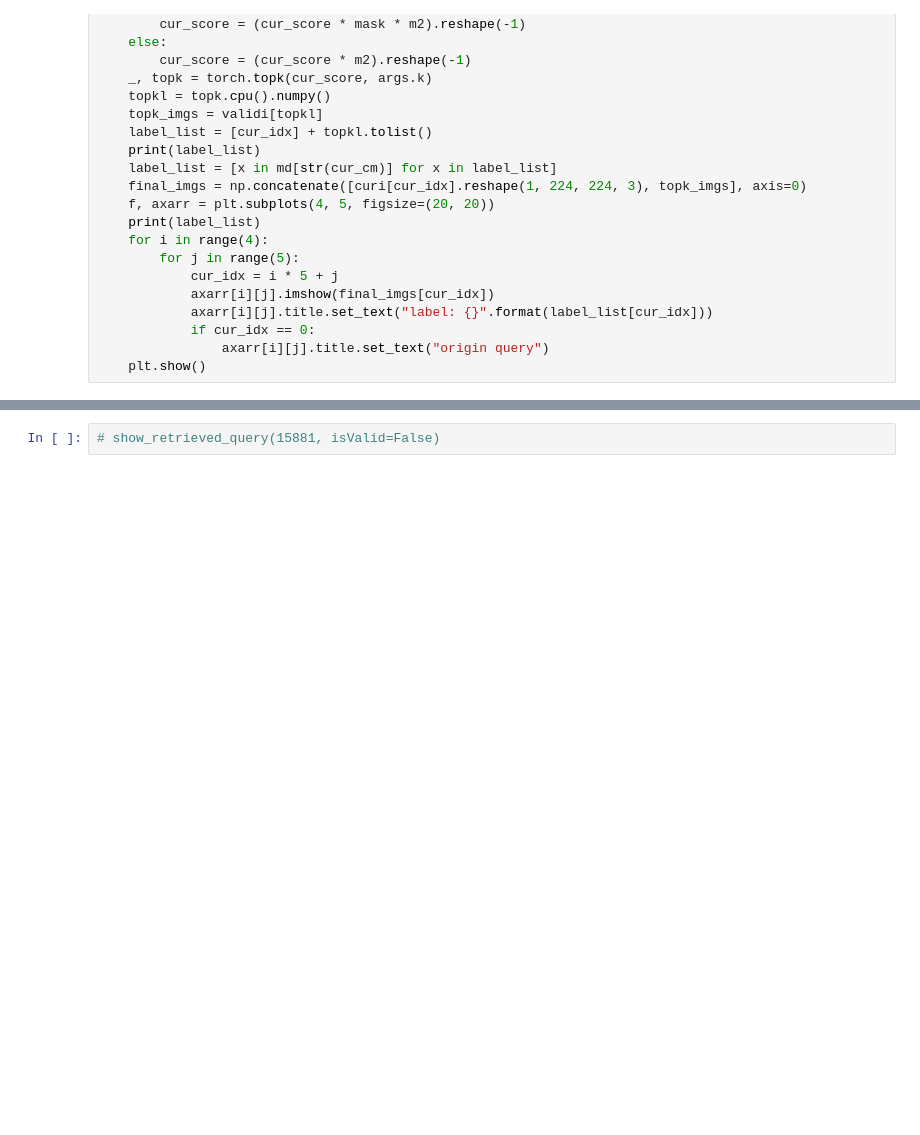
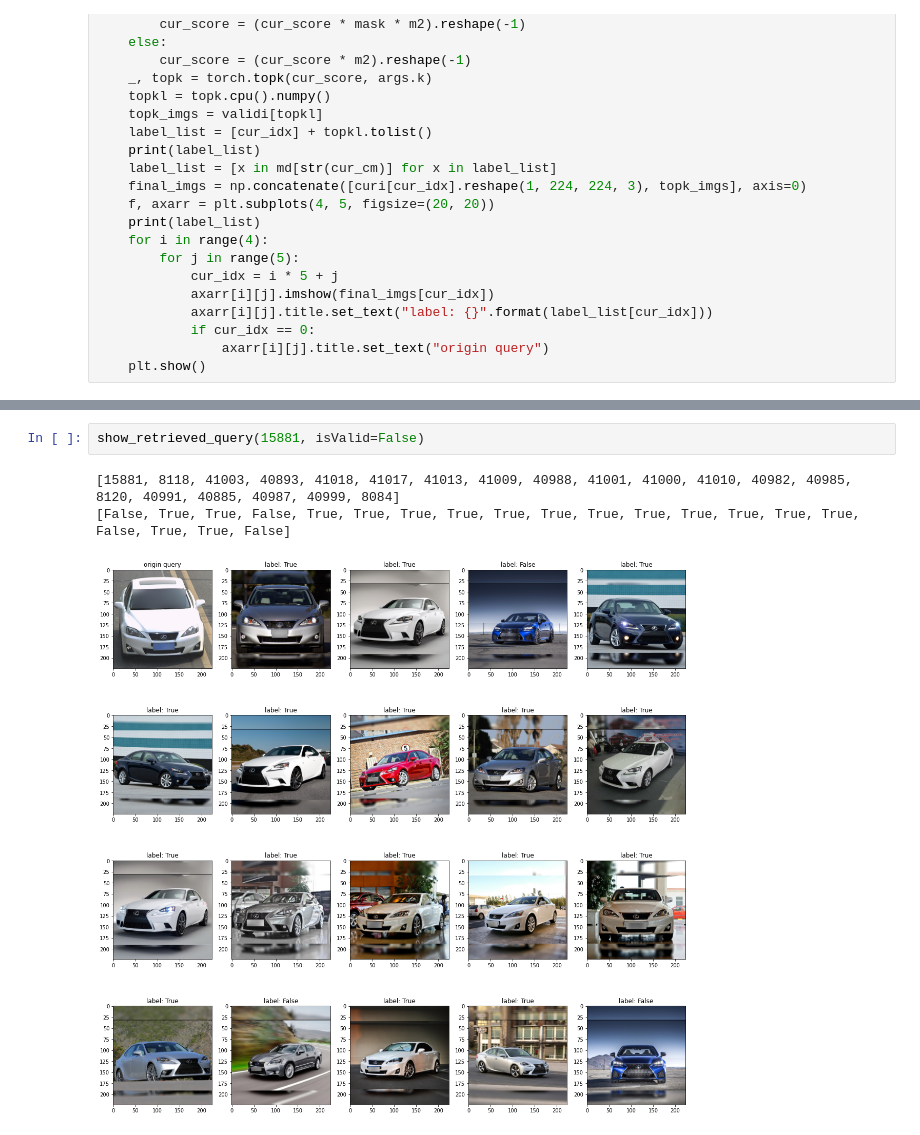
Before and after one commit to chungdz/Image_retrieve, a Jupyter notebook: dataset_diff.ipynb, the cells around one changed output, grey strips where cells are left out. Drawn from its saved outputs; the diff is of its cells as text; blank space fills up the shorter version.

```diff
--- a/dataset_diff.ipynb
+++ b/dataset_diff.ipynb
@@ -119,2 +123,6 @@ def show_retrieved_query(cur_idx, isValid=False):
 # %%
-# show_retrieved_query(15881, isValid=False)
+show_retrieved_query(15881, isValid=False)
+# %% [output]
+[15881, 8118, 41003, 40893, 41018, 41017, 41013, 41009, 40988, 41001, 41000, 41010, 40982, 40985, 8120, 40991, 40885, 40987, 40999, 8084]
+[False, True, True, False, True, True, True, True, True, True, True, True, True, True, True, True, False, True, True, False]
+[figure, added]
```
Also changed, not shown: parts of 1 cell of this notebook.
